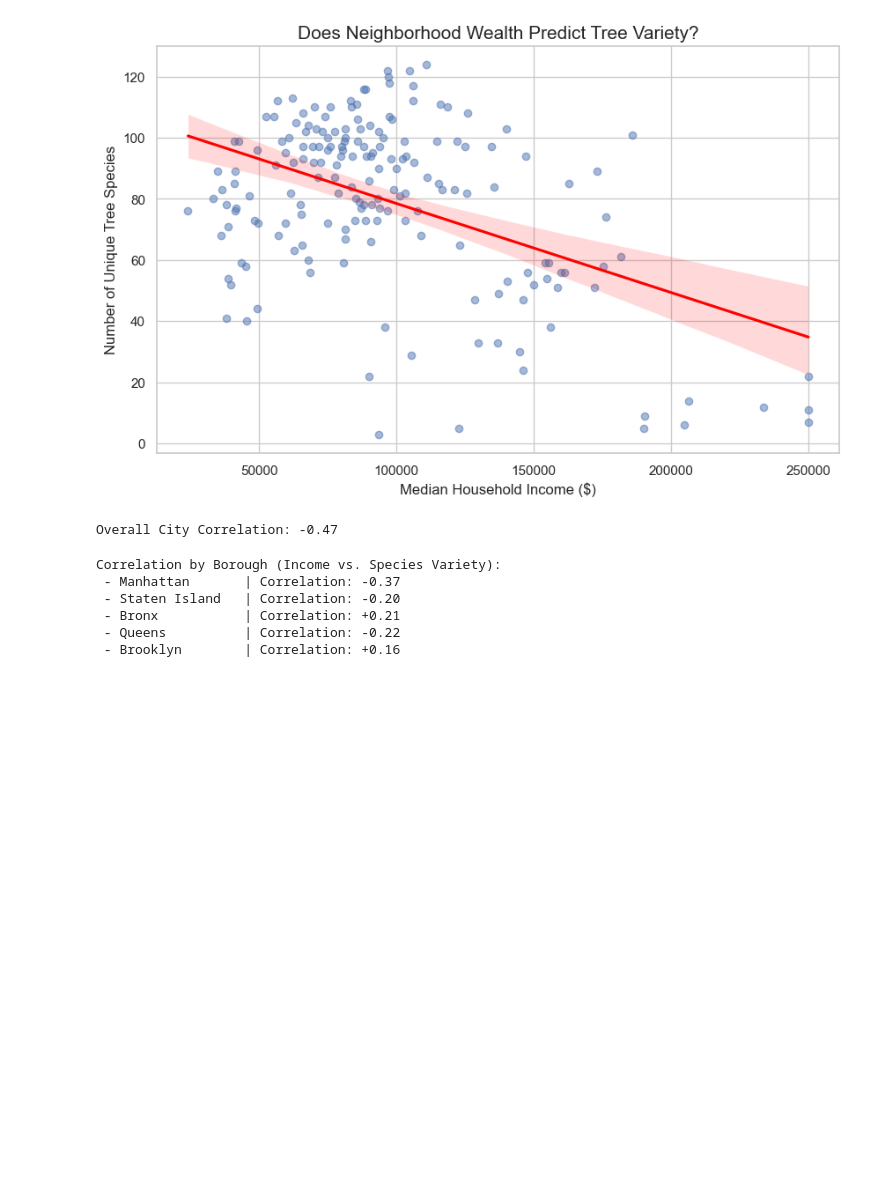
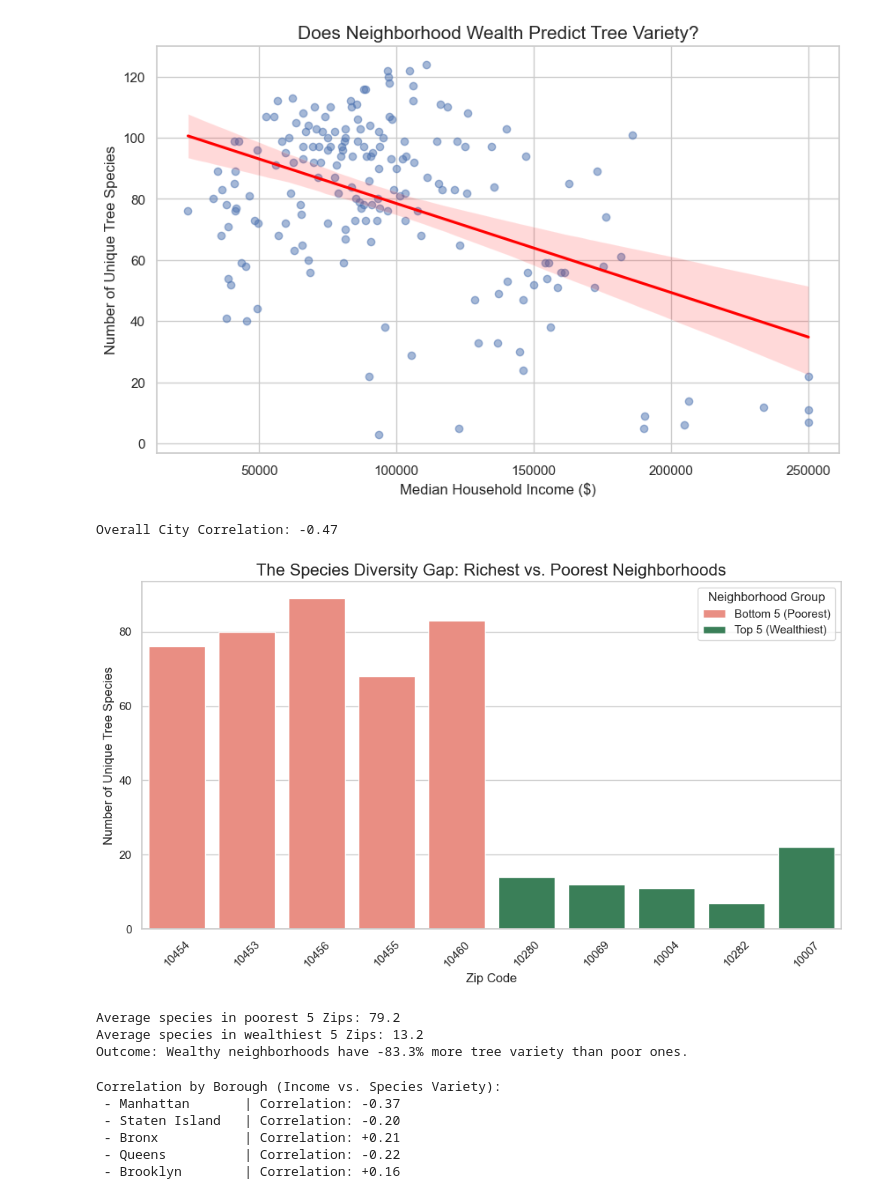
Before and after one commit to nyevy/urban-canopy-data-mining, a Jupyter notebook: exploration.ipynb, the cells around one changed output. Cells and saved outputs as stored; diff of their text form; code cells hidden in the pictures; blank space fills up the shorter version.

Commit message:
Species diversity gap

```diff
--- a/exploration.ipynb
+++ b/exploration.ipynb
@@ -329,6 +329,52 @@ print(f"Overall City Correlation: {corr:.2f}")
 # %% [output]
 [figure]
 Overall City Correlation: -0.47
+# %%
+# ==========================================================
+# ANALYSIS A.2: THE DIVERSITY WEALTH GAP
+# ==========================================================
+
+# 1. Identify the 5 Wealthiest and 5 Poorest Zip Codes
+poorest_5 = final_df.nsmallest(5, 'median_income').copy()
+wealthiest_5 = final_df.nlargest(5, 'median_income').copy()
+
+# 2. Add a label so we can tell them apart in the chart
+poorest_5['Group'] = 'Bottom 5 (Poorest)'
+wealthiest_5['Group'] = 'Top 5 (Wealthiest)'
+
+# 3. Combine them into one temporary table for plotting
+comparison_df = pd.concat([poorest_5, wealthiest_5])
+
+# 4. Visualization: Bar Chart
+plt.figure(figsize=(12, 6))
+sns.barplot(
+    data=comparison_df.sort_values('median_income'),
+    x='zip_code',
+    y='species_diversity',
+    hue='Group',
+    palette={'Bottom 5 (Poorest)': 'salmon', 'Top 5 (Wealthiest)': 'seagreen'}
+)
+
+plt.title('The Species Diversity Gap: Richest vs. Poorest Neighborhoods', fontsize=16)
+plt.xlabel('Zip Code', fontsize=12)
+plt.ylabel('Number of Unique Tree Species', fontsize=12)
+plt.legend(title='Neighborhood Group')
+plt.xticks(rotation=45)
+plt.show()
+
+# 5. Calculation: The "Variety Gap" Percentage
+avg_poor = poorest_5['species_diversity'].mean()
+avg_rich = wealthiest_5['species_diversity'].mean()
+gap = ((avg_rich - avg_poor) / avg_poor) * 100
+
+print(f"Average species in poorest 5 Zips: {avg_poor:.1f}")
+print(f"Average species in wealthiest 5 Zips: {avg_rich:.1f}")
+print(f"Outcome: Wealthy neighborhoods have {gap:.1f}% more tree variety than poor ones.")
+# %% [output]
+[figure, added]
+Average species in poorest 5 Zips: 79.2
+Average species in wealthiest 5 Zips: 13.2
+Outcome: Wealthy neighborhoods have -83.3% more tree variety than poor ones.
 # %%
 # ==========================================================
 # ANALYSIS B: DIVERSITY TRENDS BY BOROUGH
```
Also changed, not shown: parts of 1 cell of this notebook.
